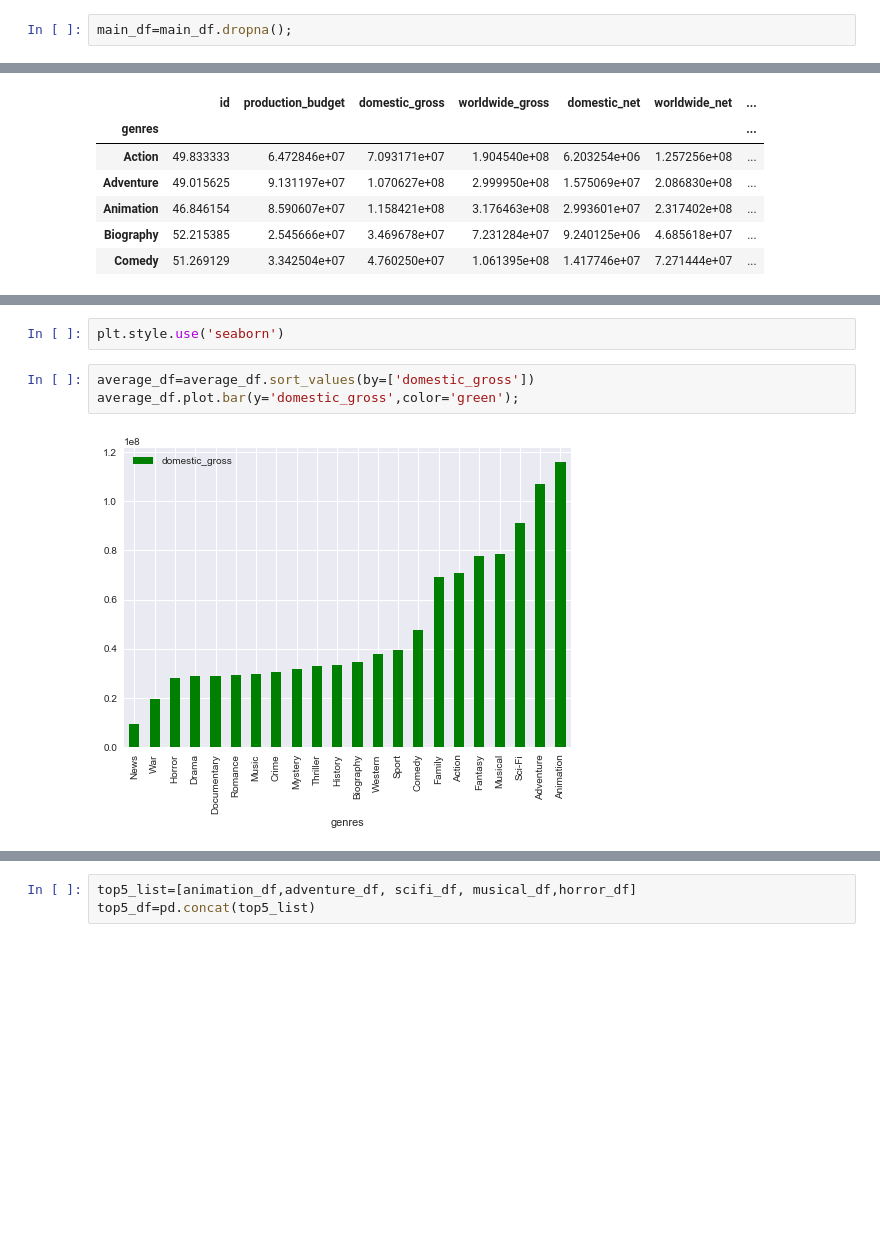
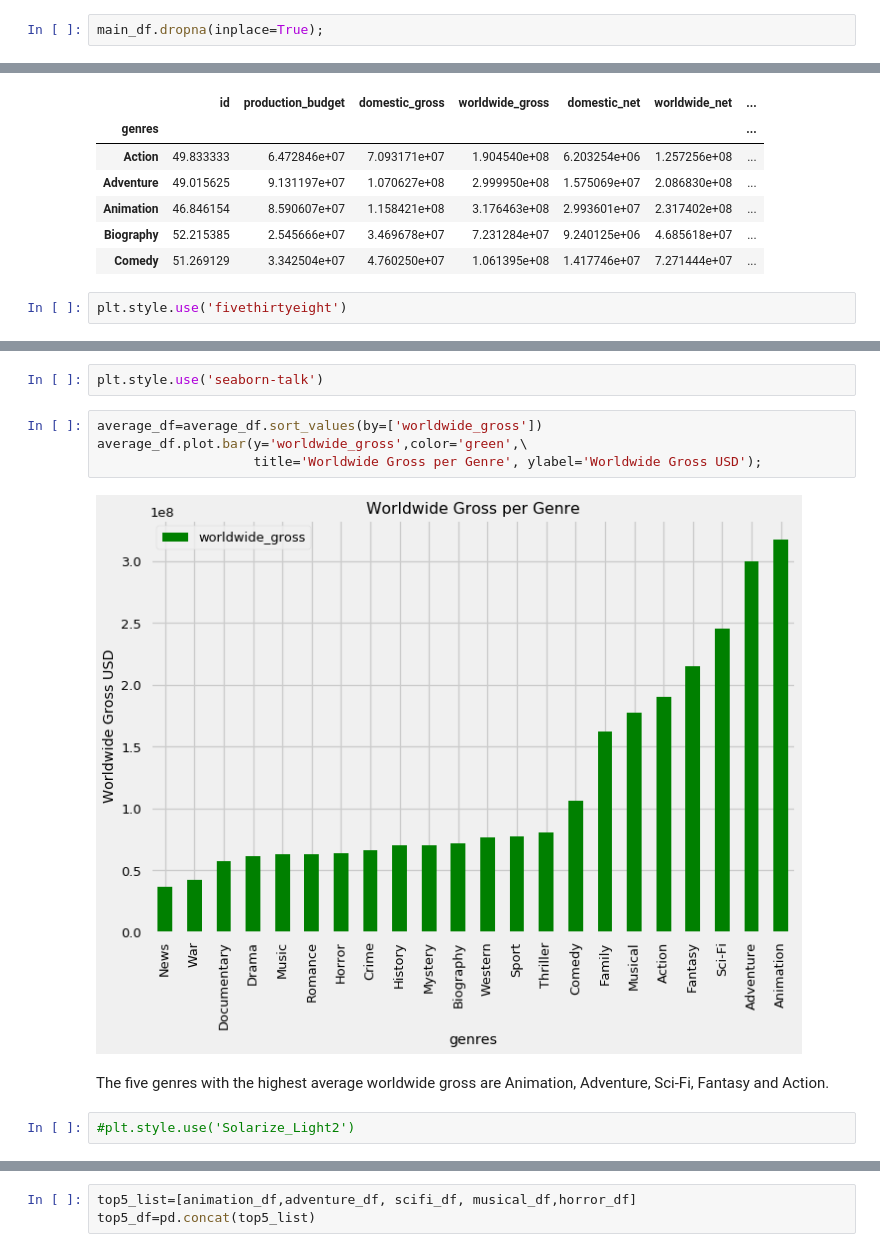
Before and after one commit to MNLKuzmin/dsc-project-genrestudy, a Jupyter notebook: A Genre Study first draft-skimmed down version.ipynb, the cells around one changed output, grey strips where cells are left out. Cells and saved outputs as stored; diff of their text form; blank space fills up the shorter version.

```diff
--- a/A Genre Study first draft-skimmed down version.ipynb
+++ b/A Genre Study first draft-skimmed down version.ipynb
@@ -301,4 +267,4 @@ dtype: int64
 # %% [markdown]
 Since there are only 8 null values given the size of the file it is appropriate to simply drop those values.
 # %%
-main_df=main_df.dropna();
+main_df.dropna(inplace=True);
@@ -376,3 +342,5 @@ average_df.head()
 | Animation | 46.846154 | 8.590607e+07 | 1.158421e+08 | 3.176463e+08 | 2.993601e+07 | 2.317402e+08 | ... |
 | Biography | 52.215385 | 2.545666e+07 | 3.469678e+07 | 7.231284e+07 | 9.240125e+06 | 4.685618e+07 | ... |
 | Comedy | 51.269129 | 3.342504e+07 | 4.760250e+07 | 1.061395e+08 | 1.417746e+07 | 7.271444e+07 | ... |
+# %%
+plt.style.use('fivethirtyeight')
@@ -379,7 +353,12 @@ average_df.head()
 # %%
-plt.style.use('seaborn')
+plt.style.use('seaborn-talk')
 # %%
-average_df=average_df.sort_values(by=['domestic_gross'])
-average_df.plot.bar(y='domestic_gross',color='green');
+average_df=average_df.sort_values(by=['worldwide_gross'])
+average_df.plot.bar(y='worldwide_gross',color='green',\
+                    title='Worldwide Gross per Genre', ylabel='Worldwide Gross USD');
 # %% [output]
-[figure, old version]
+[figure, new version]
+# %% [markdown]
+The five genres with the highest average worldwide gross are Animation, Adventure, Sci-Fi, Fantasy and Action.
+# %%
+#plt.style.use('Solarize_Light2')
```
Also changed, not shown: parts of 100 cells of this notebook, 1 other file.
